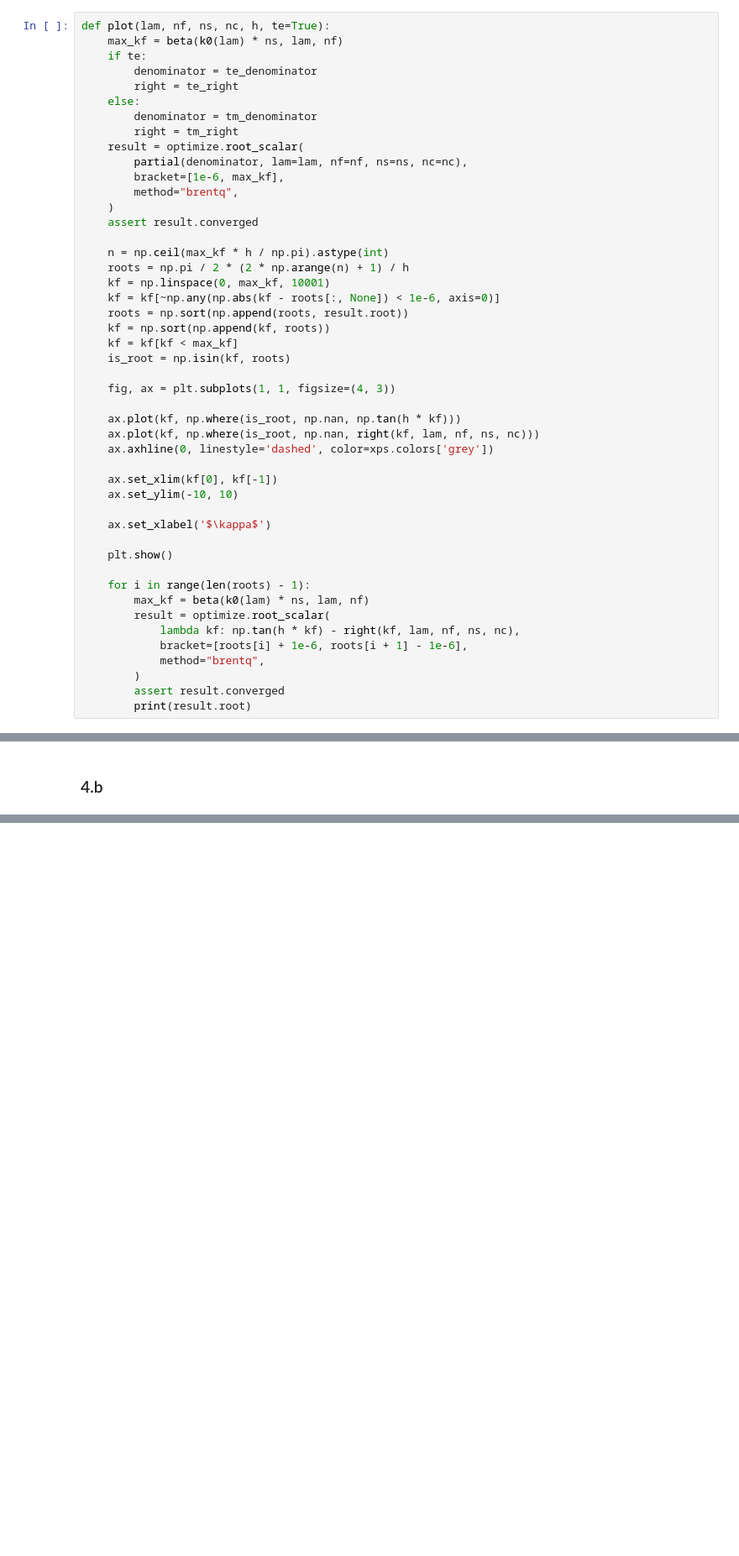
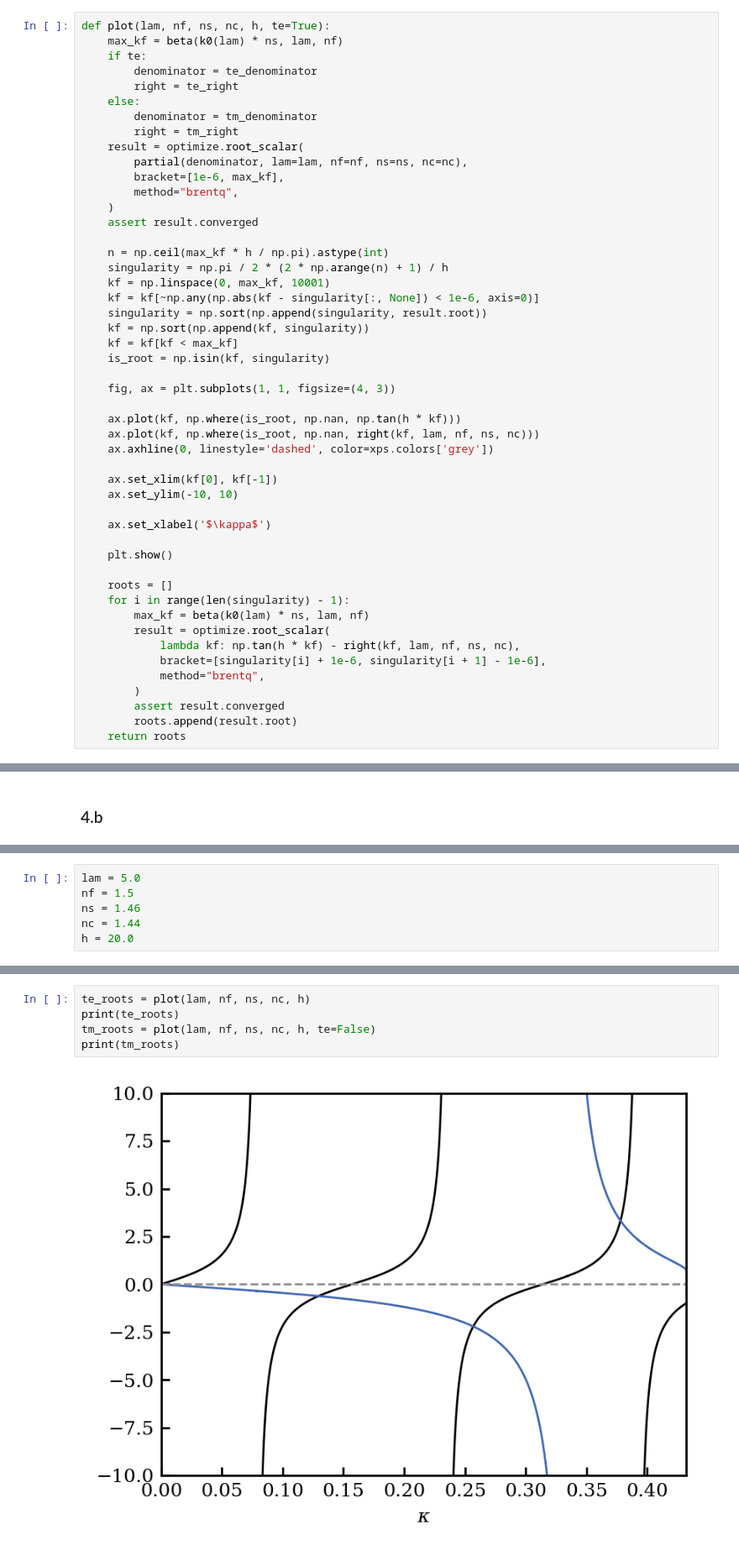
Before and after one commit to dachengx/fundamentals_of_photonics, a Jupyter notebook: hw4.ipynb, the cells around one changed output, grey strips where cells are left out. Shown at 84% size. Saved outputs shown, nothing was run; the diff lists cells and outputs as text; blank space fills up the shorter version.

```diff
--- a/hw4.ipynb
+++ b/hw4.ipynb
@@ -57,13 +57,13 @@ def plot(lam, nf, ns, nc, h, te=True):
     assert result.converged
 
     n = np.ceil(max_kf * h / np.pi).astype(int)
-    roots = np.pi / 2 * (2 * np.arange(n) + 1) / h
+    singularity = np.pi / 2 * (2 * np.arange(n) + 1) / h
     kf = np.linspace(0, max_kf, 10001)
-    kf = kf[~np.any(np.abs(kf - roots[:, None]) < 1e-6, axis=0)]
-    roots = np.sort(np.append(roots, result.root))
-    kf = np.sort(np.append(kf, roots))
+    kf = kf[~np.any(np.abs(kf - singularity[:, None]) < 1e-6, axis=0)]
+    singularity = np.sort(np.append(singularity, result.root))
+    kf = np.sort(np.append(kf, singularity))
     kf = kf[kf < max_kf]
-    is_root = np.isin(kf, roots)
+    is_root = np.isin(kf, singularity)
 
     fig, ax = plt.subplots(1, 1, figsize=(4, 3))
 
@@ -78,15 +78,17 @@ def plot(lam, nf, ns, nc, h, te=True):
 
     plt.show()
 
-    for i in range(len(roots) - 1):
+    roots = []
+    for i in range(len(singularity) - 1):
         max_kf = beta(k0(lam) * ns, lam, nf)
         result = optimize.root_scalar(
             lambda kf: np.tan(h * kf) - right(kf, lam, nf, ns, nc),
-            bracket=[roots[i] + 1e-6, roots[i + 1] - 1e-6],
+            bracket=[singularity[i] + 1e-6, singularity[i + 1] - 1e-6],
             method="brentq",
         )
         assert result.converged
-        print(result.root)
+        roots.append(result.root)
+    return roots
 # %%
 plot(lam, nf, ns, nc, h)
 # %% [output]
@@ -267,0 +276,6 @@ plot(5.0, nf, ns, nc, h, te=False)
+# %%
+lam = 5.0
+nf = 1.5
+ns = 1.46
+nc = 1.44
+h = 20.0
@@ -267,0 +284,7 @@ plot(5.0, nf, ns, nc, h, te=False)
+# %%
+te_roots = plot(lam, nf, ns, nc, h)
+print(te_roots)
+tm_roots = plot(lam, nf, ns, nc, h, te=False)
+print(tm_roots)
+# %% [output]
+[figure, added]
```
Also changed, not shown: parts of 25 cells of this notebook, 1 other file.
